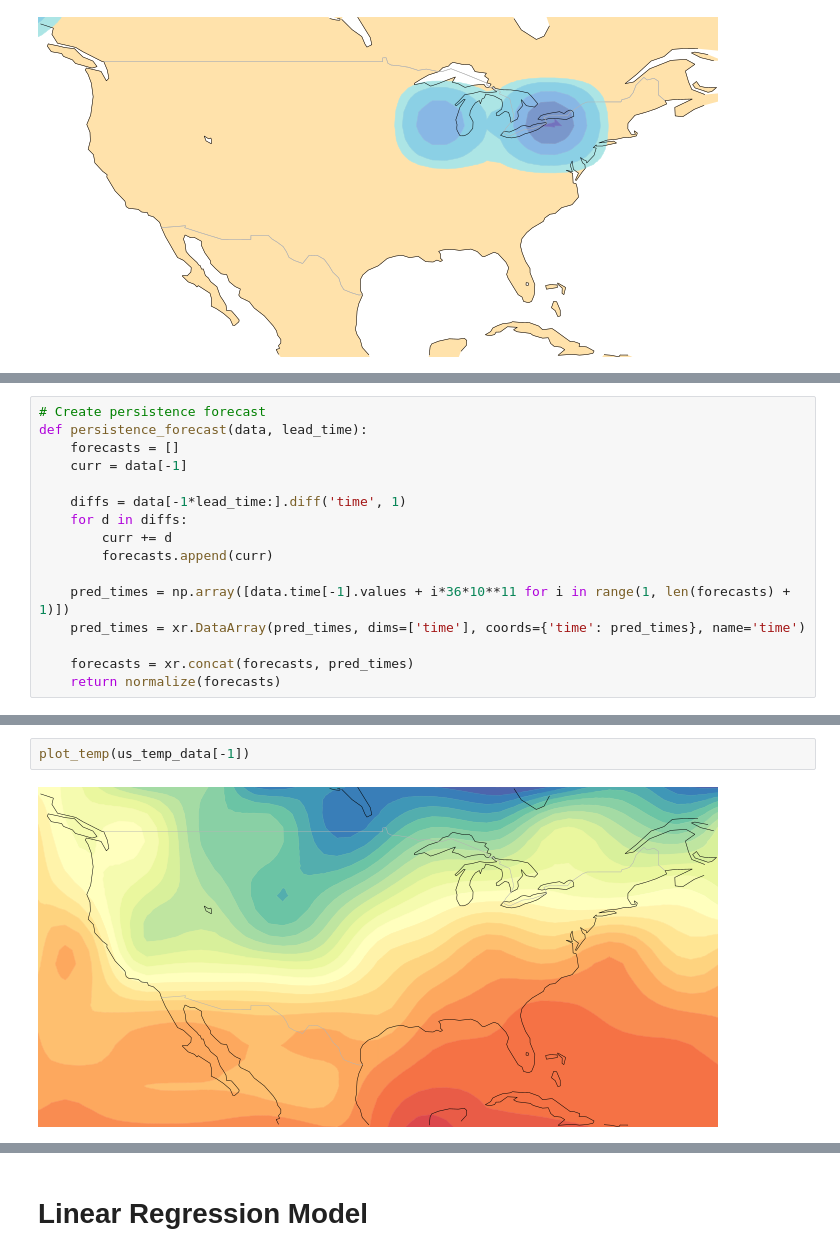
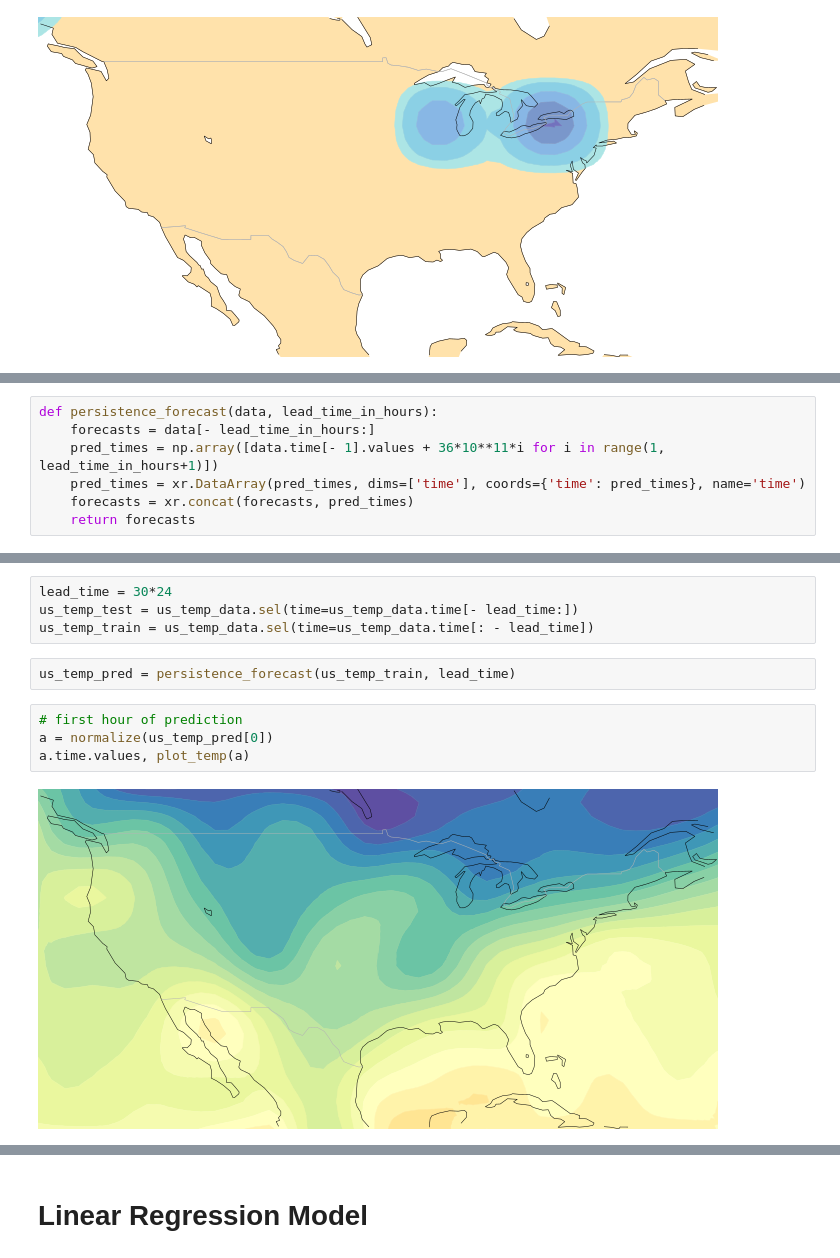
Before and after one commit to abadari3/CSE6242_Weather_Forecasting, a Jupyter notebook: CODE/notebooks/2-baselines.ipynb, the cells around one changed output, grey strips where cells are left out. Saved outputs shown, nothing was run; the diff lists cells and outputs as text.

Commit message:
baseline predictions

```diff
--- a/CODE/notebooks/2-baselines.ipynb
+++ b/CODE/notebooks/2-baselines.ipynb
@@ -36,16 +36,7 @@ This simplistic way of forecasting, where usually what is done is persisting pre
 # %%
-# Create persistence forecast
-def persistence_forecast(data, lead_time):
-    forecasts = []
-    curr = data[-1]
-
-    diffs = data[-1*lead_time:].diff('time', 1)
-    for d in diffs:
-        curr += d
-        forecasts.append(curr)
-
-    pred_times = np.array([data.time[-1].values + i*36*10**11 for i in range(1, len(forecasts) + 1)])
+def persistence_forecast(data, lead_time_in_hours):
+    forecasts = data[- lead_time_in_hours:]
+    pred_times = np.array([data.time[- 1].values + 36*10**11*i for i in range(1, lead_time_in_hours+1)])
     pred_times = xr.DataArray(pred_times, dims=['time'], coords={'time': pred_times}, name='time')
-
     forecasts = xr.concat(forecasts, pred_times)
-    return normalize(forecasts)
+    return forecasts
@@ -59,4 +43,12 @@ plot_temp(temp_preds[0])
-# %%
-plot_temp(us_temp_data[-1])
-# %% [output]
-[figure, removed]
+# %%
+lead_time = 30*24
+us_temp_test = us_temp_data.sel(time=us_temp_data.time[- lead_time:])
+us_temp_train = us_temp_data.sel(time=us_temp_data.time[: - lead_time])
+# %%
+us_temp_pred = persistence_forecast(us_temp_train, lead_time)
+# %%
+# first hour of prediction
+a = normalize(us_temp_pred[0])
+a.time.values, plot_temp(a)
+# %% [output]
+[figure, added]
```
Also changed, not shown: parts of 29 cells of this notebook, 7 other files.
